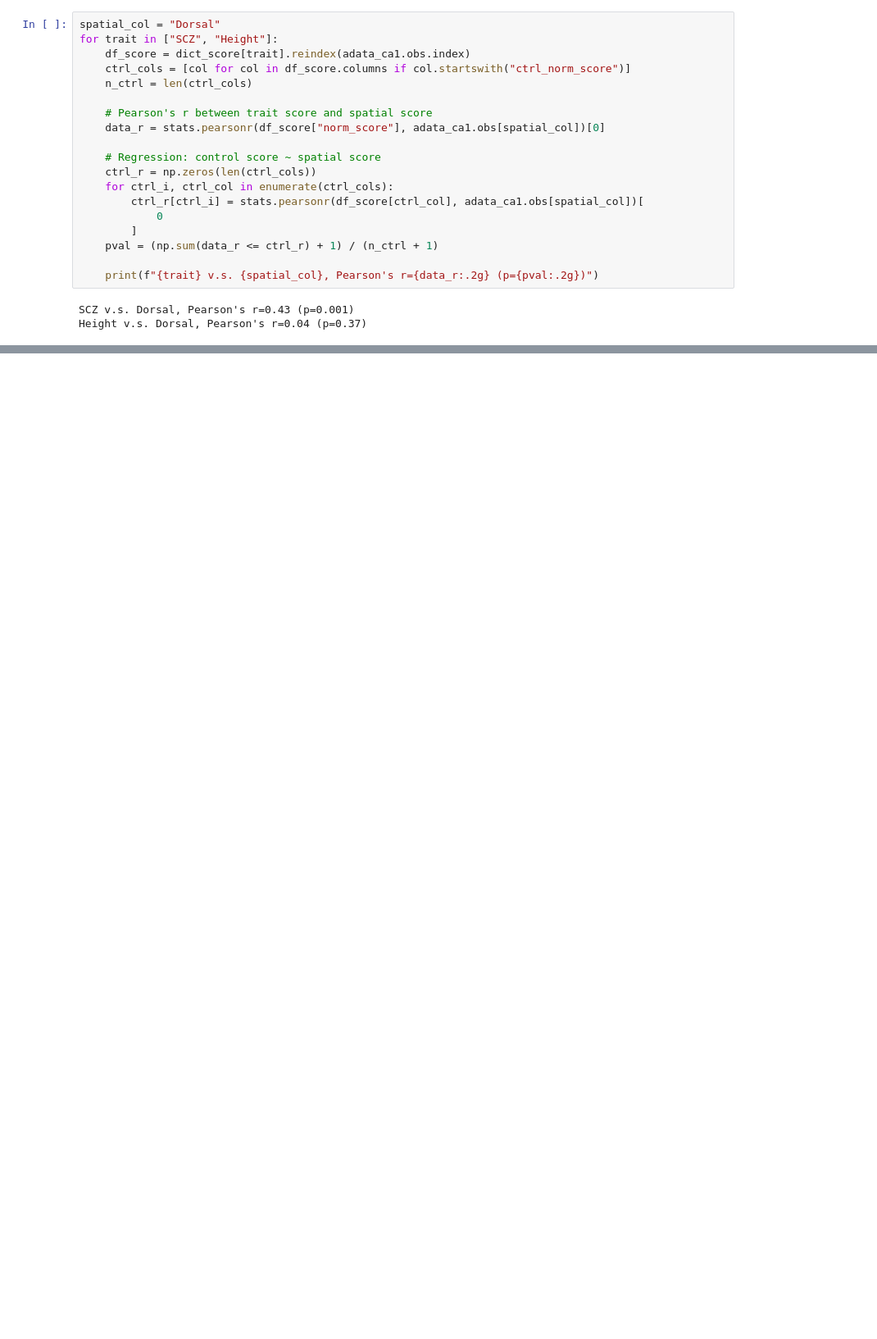
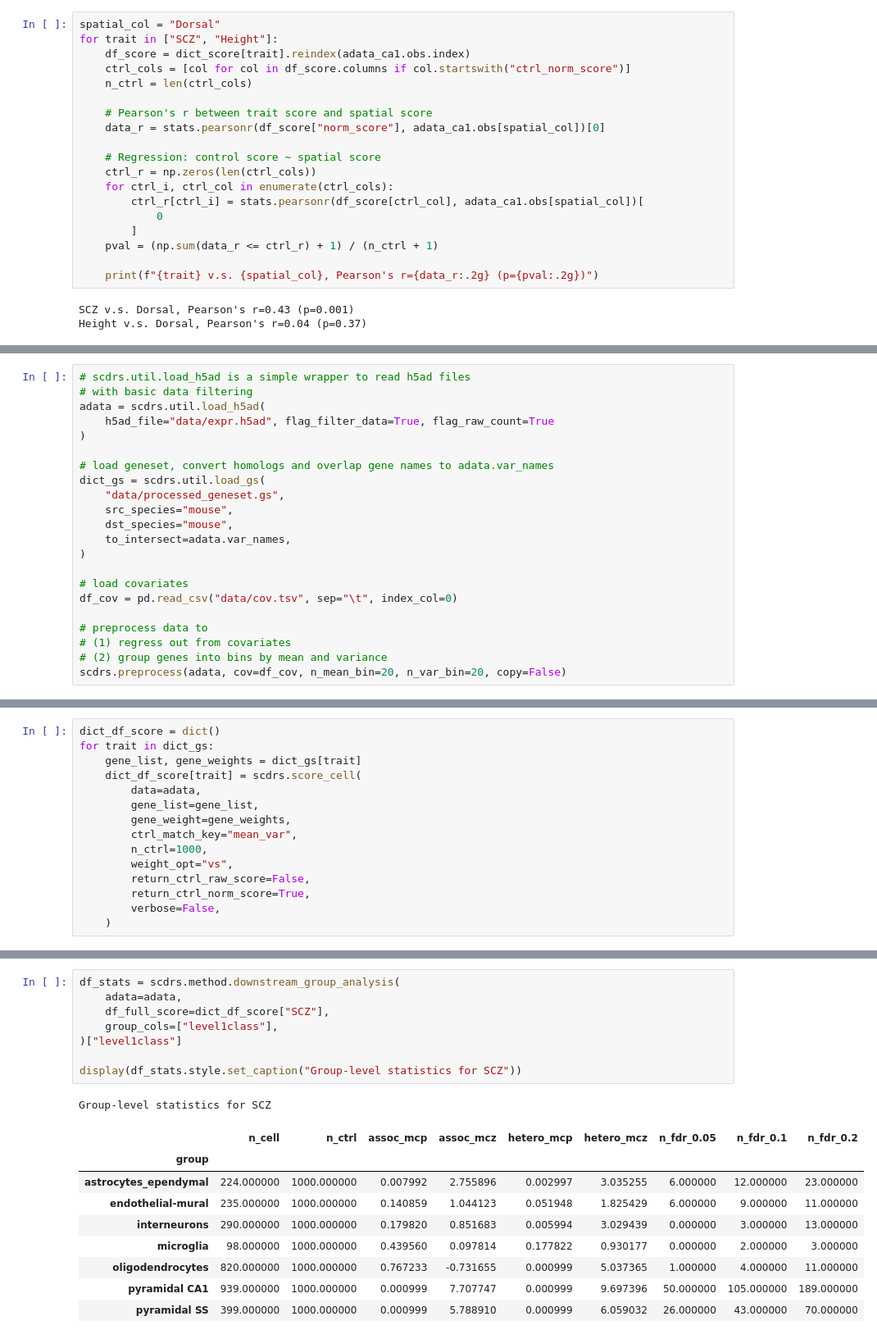
Before and after one commit to martinjzhang/scDRS, a Jupyter notebook: docs/notebooks/quickstart.ipynb, the cells around one changed output, grey strips where cells are left out. Shown: that part at 82% size. Saved outputs shown, nothing was run; the diff lists cells and outputs as text; blank space fills up the shorter version.

```diff
--- a/docs/notebooks/quickstart.ipynb
+++ b/docs/notebooks/quickstart.ipynb
@@ -282,0 +288,22 @@ Height v.s. Dorsal, Pearson's r=0.04 (p=0.37)
+# %%
+# scdrs.util.load_h5ad is a simple wrapper to read h5ad files
+# with basic data filtering
+adata = scdrs.util.load_h5ad(
+    h5ad_file="data/expr.h5ad", flag_filter_data=True, flag_raw_count=True
+)
+
+# load geneset, convert homologs and overlap gene names to adata.var_names
+dict_gs = scdrs.util.load_gs(
+    "data/processed_geneset.gs",
+    src_species="mouse",
+    dst_species="mouse",
+    to_intersect=adata.var_names,
+)
+
+# load covariates
+df_cov = pd.read_csv("data/cov.tsv", sep="\t", index_col=0)
+
+# preprocess data to
+# (1) regress out from covariates
+# (2) group genes into bins by mean and variance
+scdrs.preprocess(adata, cov=df_cov, n_mean_bin=20, n_var_bin=20, copy=False)
@@ -282,0 +312,15 @@ Height v.s. Dorsal, Pearson's r=0.04 (p=0.37)
+# %%
+dict_df_score = dict()
+for trait in dict_gs:
+    gene_list, gene_weights = dict_gs[trait]
+    dict_df_score[trait] = scdrs.score_cell(
+        data=adata,
+        gene_list=gene_list,
+        gene_weight=gene_weights,
+        ctrl_match_key="mean_var",
+        n_ctrl=1000,
+        weight_opt="vs",
+        return_ctrl_raw_score=False,
+        return_ctrl_norm_score=True,
+        verbose=False,
+    )
@@ -282,0 +330,19 @@ Height v.s. Dorsal, Pearson's r=0.04 (p=0.37)
+# %%
+df_stats = scdrs.method.downstream_group_analysis(
+    adata=adata,
+    df_full_score=dict_df_score["SCZ"],
+    group_cols=["level1class"],
+)["level1class"]
+
+display(df_stats.style.set_caption("Group-level statistics for SCZ"))
+# %% [output]
+Group-level statistics for SCZ
+|  | n_cell | n_ctrl | assoc_mcp | assoc_mcz | hetero_mcp | hetero_mcz | n_fdr_0.05 | n_fdr_0.1 | n_fdr_0.2 |
+| group |  |  |  |  |  |  |  |  |  |
+| astrocytes_ependymal | 224.000000 | 1000.000000 | 0.007992 | 2.755896 | 0.002997 | 3.035255 | 6.000000 | 12.000000 | 23.000000 |
+| endothelial-mural | 235.000000 | 1000.000000 | 0.140859 | 1.044123 | 0.051948 | 1.825429 | 6.000000 | 9.000000 | 11.000000 |
+| interneurons | 290.000000 | 1000.000000 | 0.179820 | 0.851683 | 0.005994 | 3.029439 | 0.000000 | 3.000000 | 13.000000 |
+| microglia | 98.000000 | 1000.000000 | 0.439560 | 0.097814 | 0.177822 | 0.930177 | 0.000000 | 2.000000 | 3.000000 |
+| oligodendrocytes | 820.000000 | 1000.000000 | 0.767233 | -0.731655 | 0.000999 | 5.037365 | 1.000000 | 4.000000 | 11.000000 |
+| pyramidal CA1 | 939.000000 | 1000.000000 | 0.000999 | 7.707747 | 0.000999 | 9.697396 | 50.000000 | 105.000000 | 189.000000 |
+| pyramidal SS | 399.000000 | 1000.000000 | 0.000999 | 5.788910 | 0.000999 | 6.059032 | 26.000000 | 43.000000 | 70.000000 |
```
Also changed, not shown: parts of 9 cells of this notebook.
